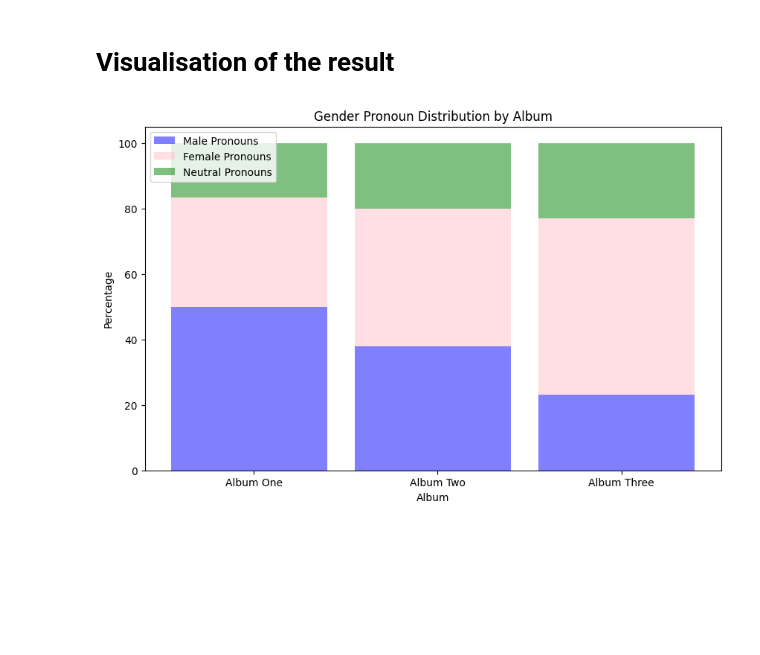
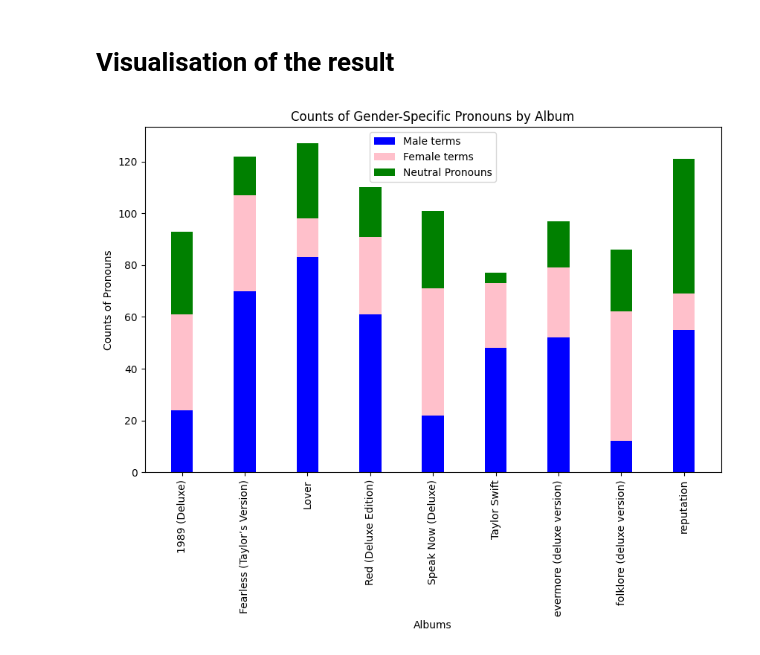
Before and after one commit to WafaaBajjouk/Gender-Bias-in-Taylor-swift-songs-, a Jupyter notebook: genderBias.ipynb, the cells around one changed output. Drawn from its saved outputs; the diff is of its cells as text; code cells hidden in the pictures; blank space fills up the shorter version.

Commit message:
Data visualisation

```diff
--- a/genderBias.ipynb
+++ b/genderBias.ipynb
@@ -67,5 +72,24 @@ album_gender_bias
 # %% [markdown]
 # Visualisation of the result
 # %%
+import matplotlib.pyplot as plt
+
+fig, ax = plt.subplots(figsize=(10, 8))
+ind = range(len(album_gender_bias))
+width = 0.35
+
+p1 = ax.bar(ind, album_gender_bias['male_terms'], width, color='blue', label='Male terms')
+p2 = ax.bar(ind, album_gender_bias['female_terms'], width, bottom=album_gender_bias['male_terms'], color='pink', label='Female terms')
+p3 = ax.bar(ind, album_gender_bias['neutral_pronouns'], width, bottom=album_gender_bias['male_terms'] + album_gender_bias['female_terms'], color='green', label='Neutral Pronouns')
+
+ax.set_xlabel('Albums')
+ax.set_ylabel('Counts of Pronouns')
+ax.set_title('Counts of Gender-Specific Pronouns by Album')
+ax.set_xticks(ind)
+ax.set_xticklabels(album_gender_bias['album_name'], rotation='vertical')
+ax.legend()
+
+plt.subplots_adjust(bottom=0.3)
+plt.show()
 # %% [output]
-[figure, old version]
+[figure, new version]
```
Also changed, not shown: parts of 4 cells of this notebook.
